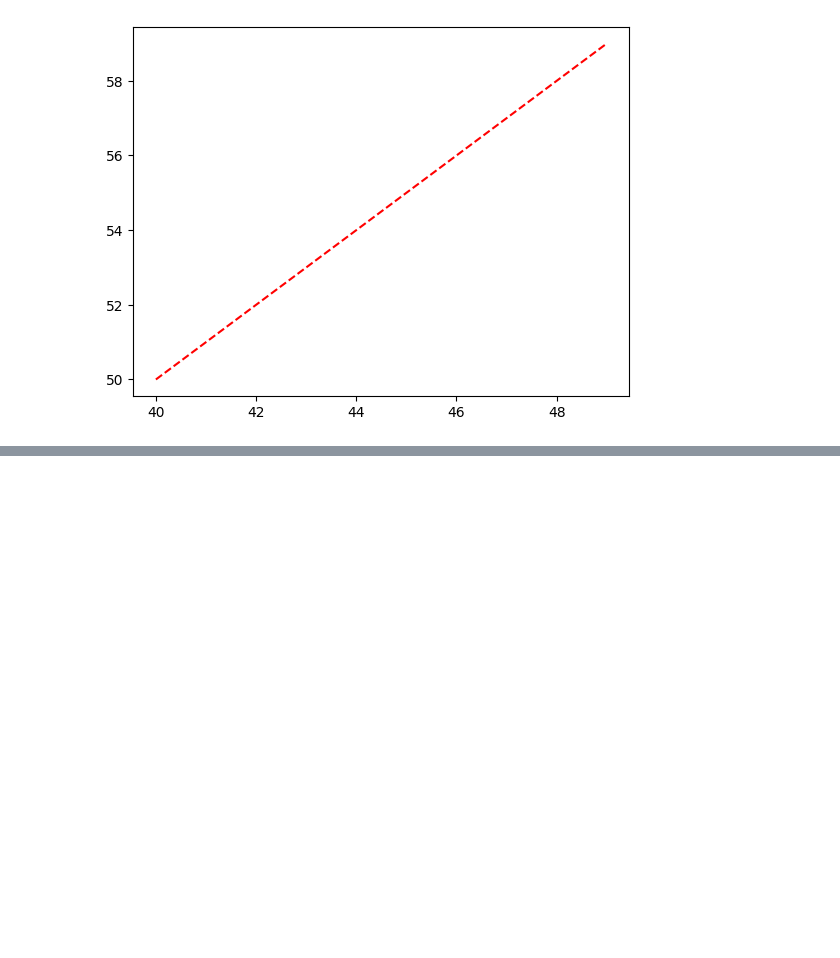
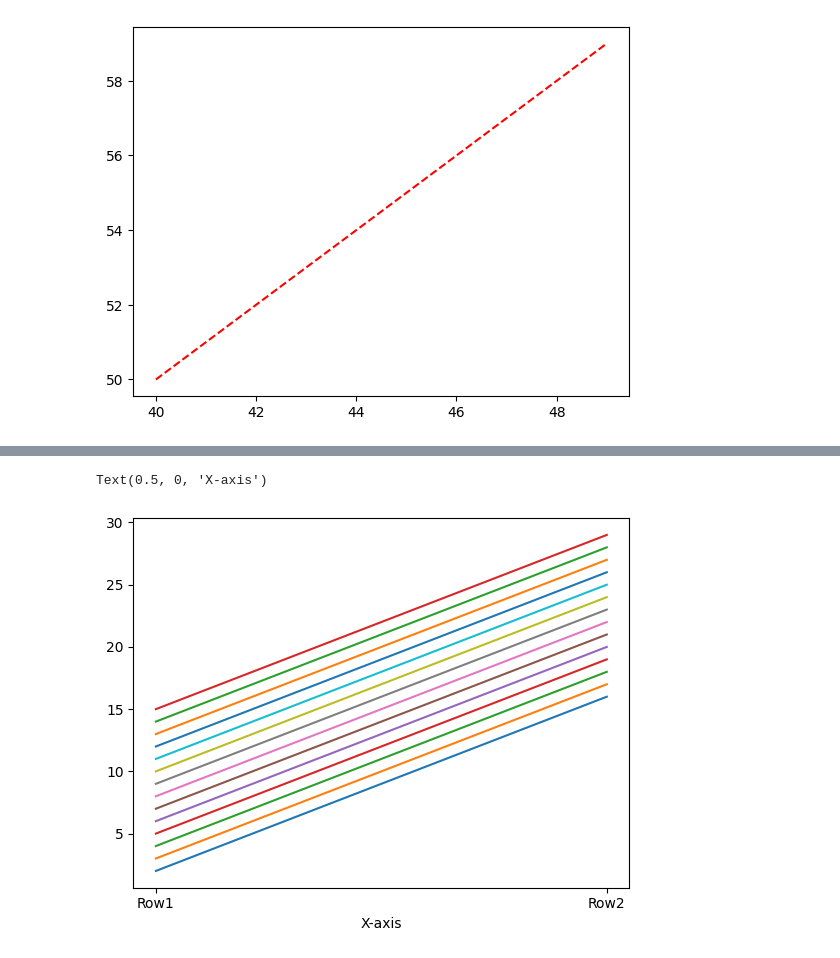
Before and after one commit to AbhishekSaini1101/Colab, a Jupyter notebook: PythonPractice.ipynb, the cells around one changed output, grey strips where cells are left out. Saved outputs shown, nothing was run; the diff lists cells and outputs as text; code cells hidden in the pictures; blank space fills up the shorter version.

```diff
--- a/PythonPractice.ipynb
+++ b/PythonPractice.ipynb
@@ -541,0 +552,10 @@ plt.plot(a,b,'r--')
+# %%
+#Self
+
+Table = pd.DataFrame(np.arange(2,30).reshape(2,14), index=['Row1','Row2'])
+# %%
+plt.plot(Table)
+plt.xlabel('X-axis')
+# %% [output]
+Text(0.5, 0, 'X-axis')
+[figure, added]
```
Also changed, not shown: parts of 2 cells of this notebook.
